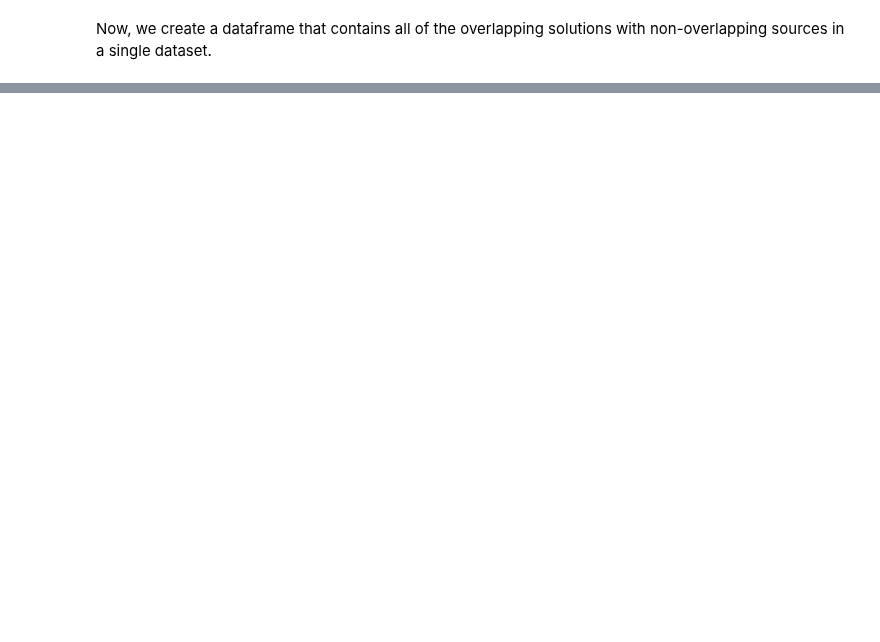
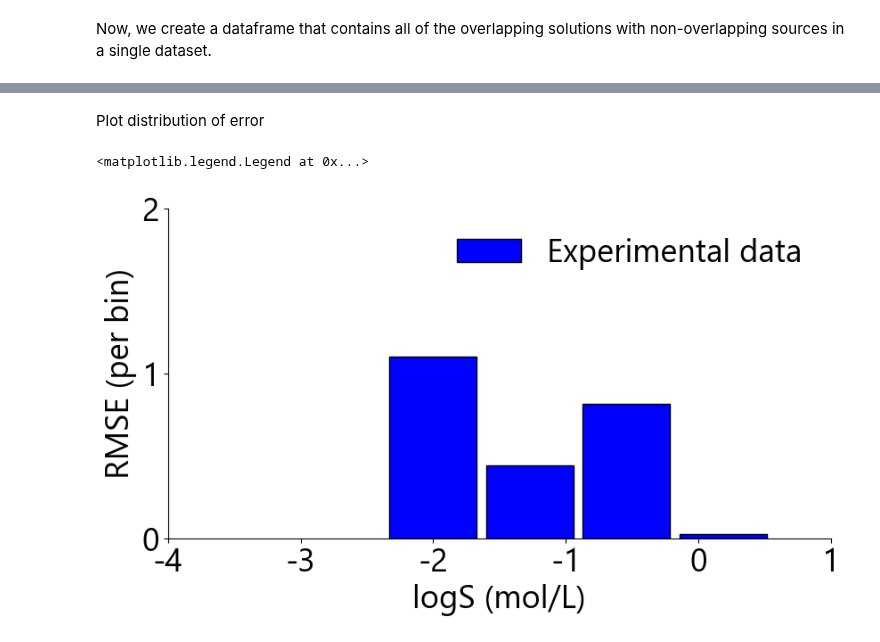
Before and after one commit to JacksonBurns/fastsolv, a Jupyter notebook: paper/analysis/experimental_variability.ipynb, the cells around one changed output, grey strips where cells are left out. Drawn from its saved outputs; the diff is of its cells as text; code cells hidden in the pictures; blank space fills up the shorter version.

```diff
--- a/paper/analysis/experimental_variability.ipynb
+++ b/paper/analysis/experimental_variability.ipynb
@@ -141,0 +163,28 @@ Overall inter-laboratory experimental variability has RMSE = 1.2616835733740859
+# %% [markdown]
+Plot distribution of error
+# %%
+bin_edges = np.linspace(final_df['logS_2'].min(), final_df['logS_2'].max(), 5)  # bins
+final_df["logS_bin"] = pd.cut(final_df["logS_2"], bins=bin_edges, include_lowest=True)
+error_distributions = final_df.groupby("logS_bin")["squared_residual"].apply(list)
+per_bin_mse = np.sqrt(final_df.groupby("logS_bin")["squared_residual"].sum() / final_df.groupby("logS_bin")["squared_residual"].count())
+bin_centers = [interval.mid for interval in per_bin_mse.index.categories]
+
+plt.figure(figsize=(6.4*1.5, 4.8))
+ax1 = plt.subplot2grid(shape=(1,1), loc=(0,0), colspan=1, rowspan = 1)
+ax1.spines[['top', 'right',]].set_visible(False)
+ax1.bar(bin_centers, per_bin_mse, width=np.diff(bin_edges).mean() * 0.9, edgecolor="black", color = 'blue', alpha = 1, label = 'Experimental data')
+ax1.set_ylabel("RMSE (per bin)")
+
+ax1.set_xlabel("logS (mol/L)")
+#ax1.set_ylabel("Squared Error (mean per bin)")
+ax1.set_xticks(
+    ticks=[-4, -3, -2, -1,0, 1],
+    labels=[-4, -3, -2, -1,0, 1]
+    )
+ax1.set_yticks([0, 1, 2])
+#ax1.set_yticks([0, 100, 200, 300])
+
+ax1.legend(frameon= False)
+# %% [output]
+<matplotlib.legend.Legend at 0x...>
+[figure, added]
```
Also changed, not shown: parts of 14 cells of this notebook.
